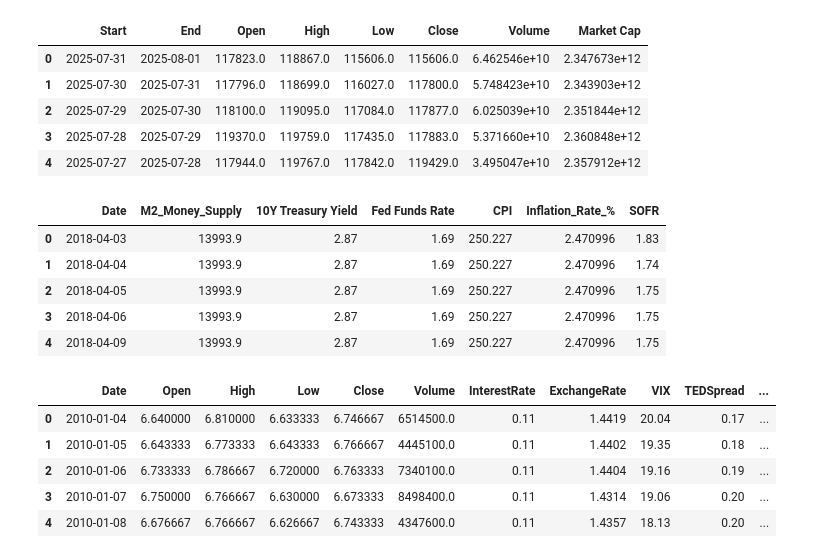
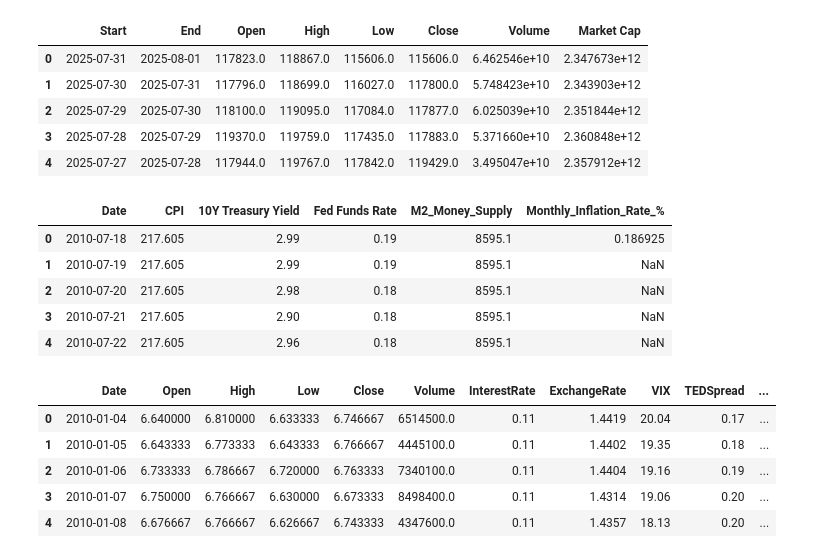
Before and after one commit to Mickyreegs/Project5, a Jupyter notebook: jupyter_notebooks/Data_Collection_And_Cleaning.ipynb, the cells around one changed output. Saved outputs shown, nothing was run; the diff lists cells and outputs as text; code cells hidden in the pictures.

```diff
--- a/jupyter_notebooks/Data_Collection_And_Cleaning.ipynb
+++ b/jupyter_notebooks/Data_Collection_And_Cleaning.ipynb
@@ -119,15 +119,16 @@ df_bitcoin.head()
 | 4 | 2025-07-27 | 2025-07-28 | 117944.0 | 119767.0 | 117842.0 | 119429.0 | 3.495047e+10 | 2.357912e+12 |
 # %%
 import pandas as pd
-df_macro = pd.read_csv(f"inputs/datasets/raw/macro_data_25yrs.csv")
+df_macro = pd.read_csv(f"inputs/datasets/raw/new_macro_data.csv")
+df_macro['Date'] = pd.to_datetime(df_macro['Date'], dayfirst=True)
 df_macro.head()
 # %% [output]
-|  | Date | M2_Money_Supply | 10Y Treasury Yield | Fed Funds Rate | CPI | Inflation_Rate_% | SOFR |
-| 0 | 2018-04-03 | 13993.9 | 2.87 | 1.69 | 250.227 | 2.470996 | 1.83 |
-| 1 | 2018-04-04 | 13993.9 | 2.87 | 1.69 | 250.227 | 2.470996 | 1.74 |
-| 2 | 2018-04-05 | 13993.9 | 2.87 | 1.69 | 250.227 | 2.470996 | 1.75 |
-| 3 | 2018-04-06 | 13993.9 | 2.87 | 1.69 | 250.227 | 2.470996 | 1.75 |
-| 4 | 2018-04-09 | 13993.9 | 2.87 | 1.69 | 250.227 | 2.470996 | 1.75 |
+|  | Date | CPI | 10Y Treasury Yield | Fed Funds Rate | M2_Money_Supply | Monthly_Inflation_Rate_% |
+| 0 | 2010-07-18 | 217.605 | 2.99 | 0.19 | 8595.1 | 0.186925 |
+| 1 | 2010-07-19 | 217.605 | 2.99 | 0.19 | 8595.1 | NaN |
+| 2 | 2010-07-20 | 217.605 | 2.98 | 0.18 | 8595.1 | NaN |
+| 3 | 2010-07-21 | 217.605 | 2.90 | 0.18 | 8595.1 | NaN |
+| 4 | 2010-07-22 | 217.605 | 2.96 | 0.18 | 8595.1 | NaN |
 # %%
 import pandas as pd
 df_nasdaq = pd.read_csv(f"inputs/datasets/raw/nasdq.csv")
```
Also changed, not shown: parts of 12 cells of this notebook, 2 other files.
